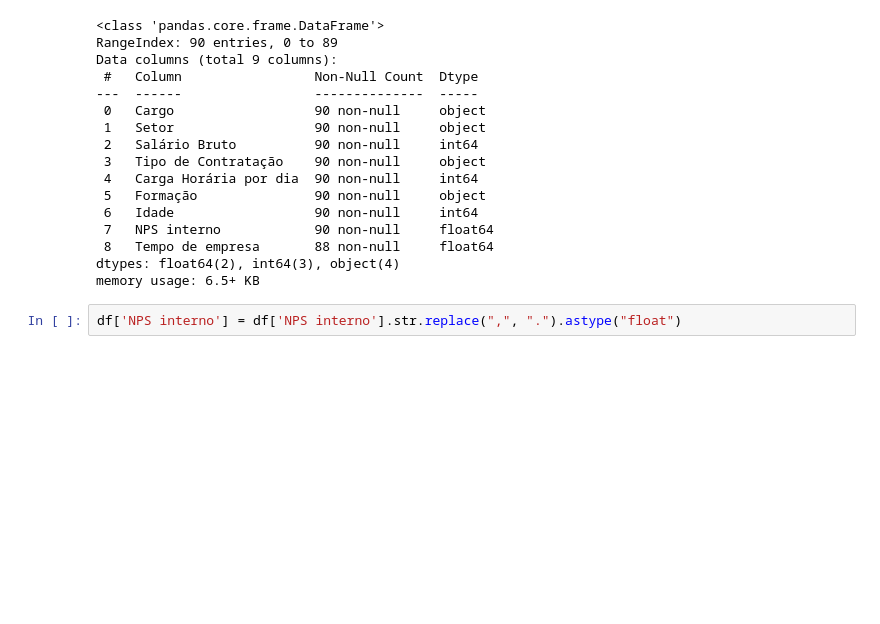
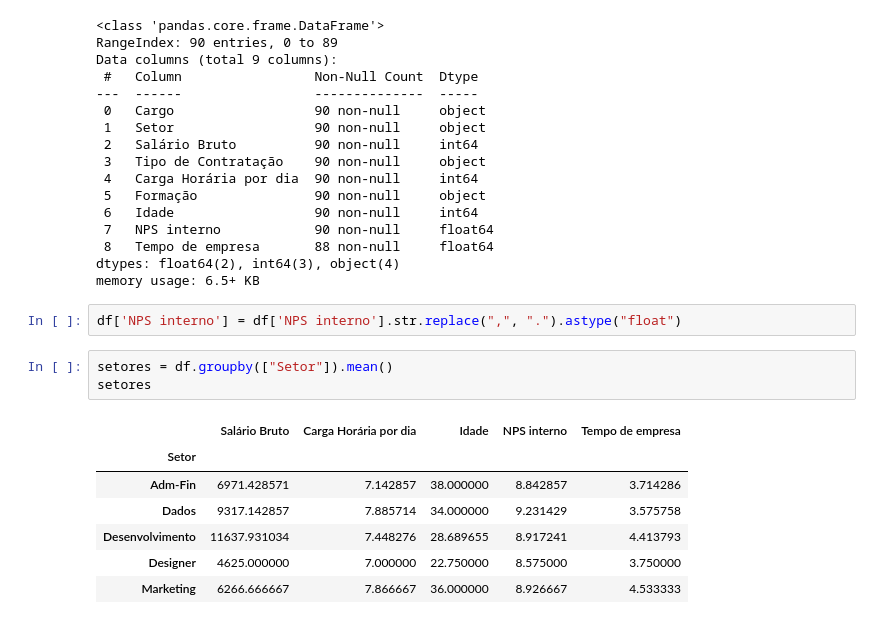
Before and after one commit to alvesgui/analise-dados-itegra-bot, a Jupyter notebook: notebooks/AnaliseDeDados.ipynb, the cells around one changed output. Cells and saved outputs as stored; diff of their text form; blank space fills up the shorter version.

```diff
--- a/notebooks/AnaliseDeDados.ipynb
+++ b/notebooks/AnaliseDeDados.ipynb
@@ -33,3 +33,14 @@ dtypes: float64(2), int64(3), object(4)
 memory usage: 6.5+ KB
 # %%
 df['NPS interno'] = df['NPS interno'].str.replace(",", ".").astype("float")
+# %%
+setores = df.groupby(["Setor"]).mean()
+setores
+# %% [output]
+|  | Salário Bruto | Carga Horária por dia | Idade | NPS interno | Tempo de empresa |
+| Setor |  |  |  |  |  |
+| Adm-Fin | 6971.428571 | 7.142857 | 38.000000 | 8.842857 | 3.714286 |
+| Dados | 9317.142857 | 7.885714 | 34.000000 | 9.231429 | 3.575758 |
+| Desenvolvimento | 11637.931034 | 7.448276 | 28.689655 | 8.917241 | 4.413793 |
+| Designer | 4625.000000 | 7.000000 | 22.750000 | 8.575000 | 3.750000 |
+| Marketing | 6266.666667 | 7.866667 | 36.000000 | 8.926667 | 4.533333 |
```
Also changed, not shown: parts of 3 cells of this notebook.
